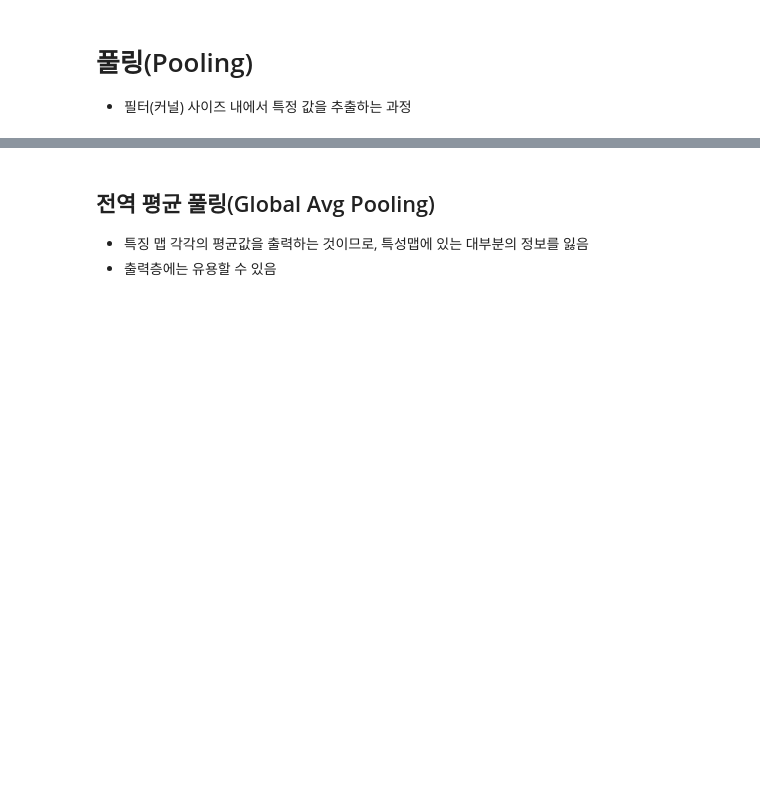
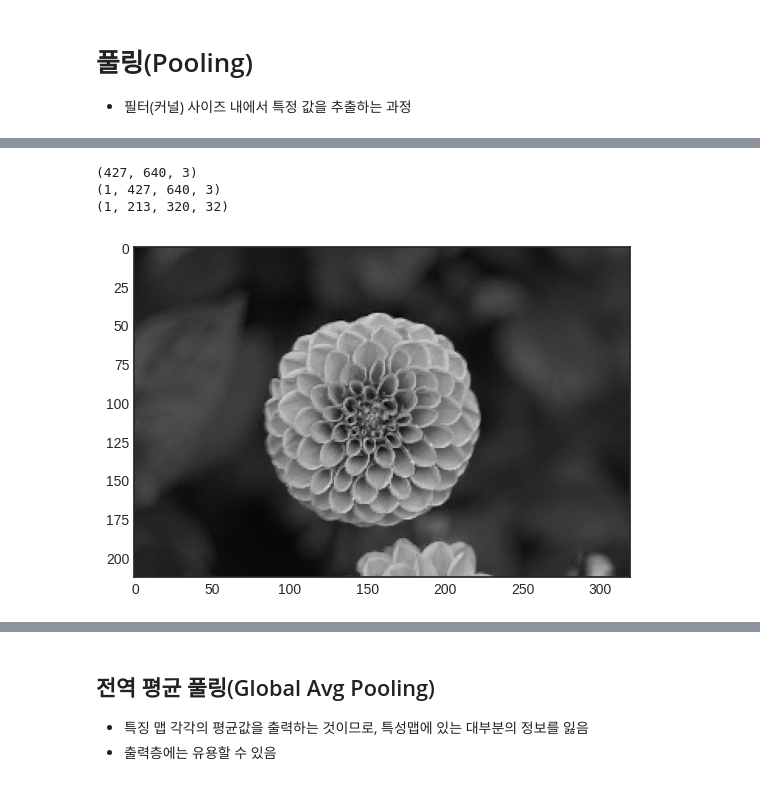
Before and after one commit to jx-dohwan/Computer_Vision_Study, a Jupyter notebook: 컨볼루션_신경망_한번에_끝내기.ipynb, the cells around one changed output, grey strips where cells are left out. Cells and saved outputs as stored; diff of their text form; code cells hidden in the pictures; blank space fills up the shorter version.

```diff
--- a/컨볼루션_신경망_한번에_끝내기.ipynb
+++ b/컨볼루션_신경망_한번에_끝내기.ipynb
@@ -163,0 +166,18 @@ conv = Conv2D(filters=16, kernel_size=3, padding='same', strides=1, activation='
+# %%
+print(flower.shape)
+flower = np.expand_dims(flower, axis=0)
+print(flower.shape)
+
+
+output = Conv2D(filters=32, kernel_size=3, strides=1, padding='same', activation='relu')(flower)
+output = MaxPool2D(pool_size=2)(output)
+print(output.shape)
+# %% [output]
+(427, 640, 3)
+(1, 427, 640, 3)
+(1, 213, 320, 32)
+# %%
+plt.imshow(output[0,:,:,4],cmap='gray')
+plt.show()
+# %% [output]
+[figure, added]
```
Also changed, not shown: parts of 2 cells of this notebook.
